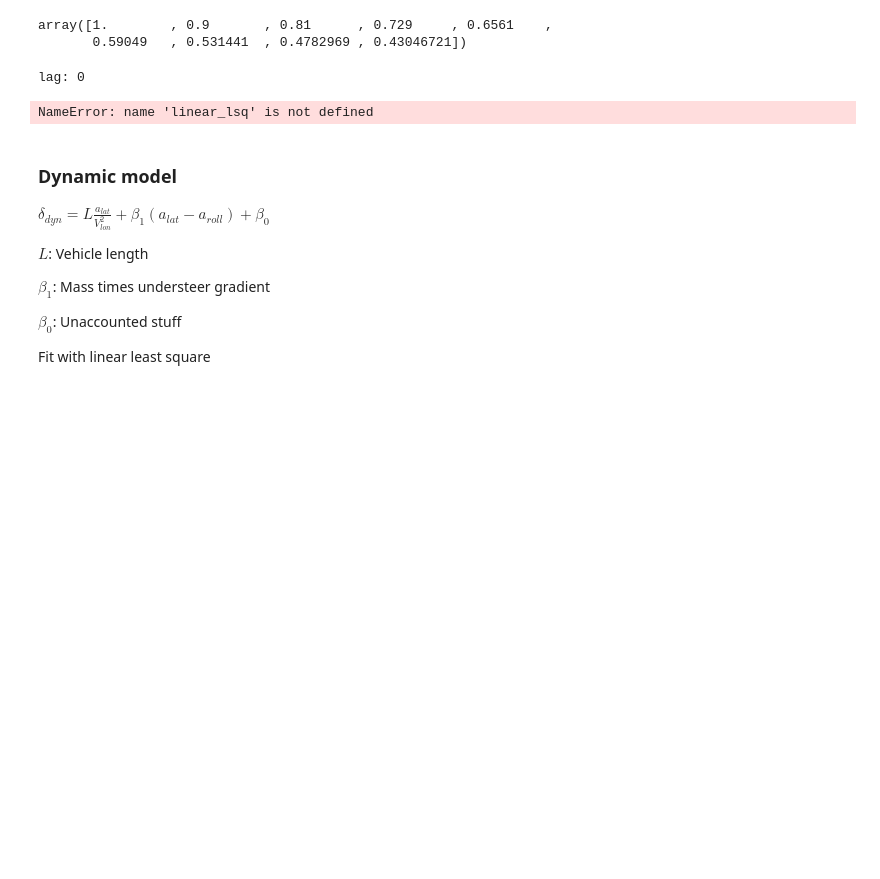
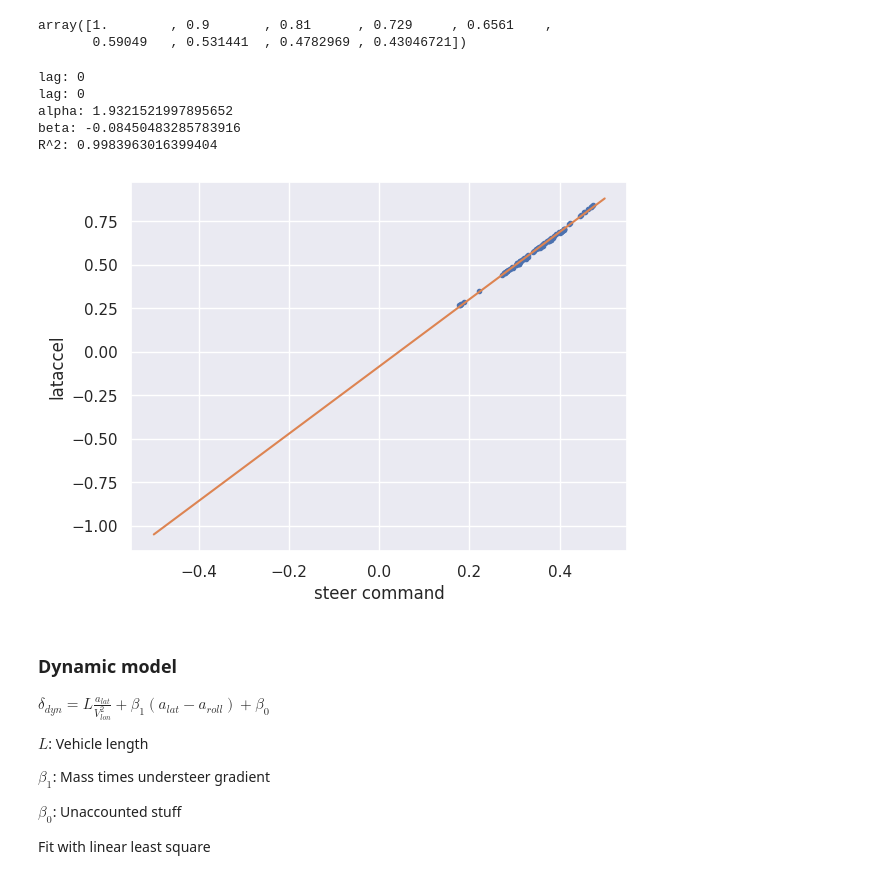
Before and after one commit to commaai/controls_challenge, a Jupyter notebook: feedfoward.ipynb, the cells around one changed output. Cells and saved outputs as stored; diff of their text form; code cells hidden in the pictures; blank space fills up the shorter version.

```diff
--- a/feedfoward.ipynb
+++ b/feedfoward.ipynb
@@ -133,7 +133,7 @@ def minimize(u, alpha, beta, w_x, w_u, plan):
 
     return np.linalg.solve(A, b)
 # %%
-df = pd.read_csv('data/00000.csv')
+df = pd.read_csv('data/08975.csv')
 t = df["t"].to_numpy()[:100]
 vEgo = df["vEgo"].to_numpy()[:100]
 aEgo = df["aEgo"].to_numpy()[:100]
@@ -145,34 +145,38 @@ steer_la = target_la - roll_la
 length = 100
 corr = signal.correlate(steer_la - steer_la.mean(), steerCommands - steerCommands.mean())
 lags = signal.correlation_lags(length, length)
 lag = lags[np.argmax(corr)]
 print(f'lag: {lag}')
 
 test_fit = np.array([linear_lsq(steerCommands, steer_la, x)[2] for x in range(lag, lag + 10)])
 lag += np.argmax(test_fit)
 
 print(f'lag: {lag}')
 
 # lag=0
 alpha = np.sum((steer_la[lag:] - steer_la[lag:].mean()) * (steerCommands[:100-lag] - steerCommands[:100-lag].mean())) / np.sum((steerCommands[:100-lag] - steerCommands[:100-lag].mean()) ** 2)
 beta = steer_la[lag:].mean() - alpha * steerCommands[:100-lag].mean()
 ssr = np.sum((alpha * steerCommands[:100-lag] + beta - steer_la[lag:])**2)
 sst = np.sum((steer_la[lag:] - steer_la[lag:].mean())**2)
 r2 = 1 - ssr / sst
 print(f'alpha: {alpha}\nbeta: {beta}\nR^2: {r2}')
 
 plt.plot(steerCommands[:100-lag], steer_la[lag:], '.')
 x = np.linspace(-0.5, 0.5, 2)
 plt.plot(x, alpha * x + beta)
 
 plt.xlabel('steer command')
 plt.ylabel('lataccel')
 # plt.xlim(-2, 2)
 # plt.ylim(-3, 3)
 plt.show()
 # %% [output]
 lag: 0
+lag: 0
+alpha: 1.9321521997895652
+beta: -0.08450483285783916
+R^2: 0.9983963016399404
-NameError: name 'linear_lsq' is not defined
+[figure, added]
 # %%
 datafile = "data/GENESIS_G80_2017/00000.csv"
 length = 600
```
Also changed, not shown: parts of 1 cell of this notebook, 5 other files.
